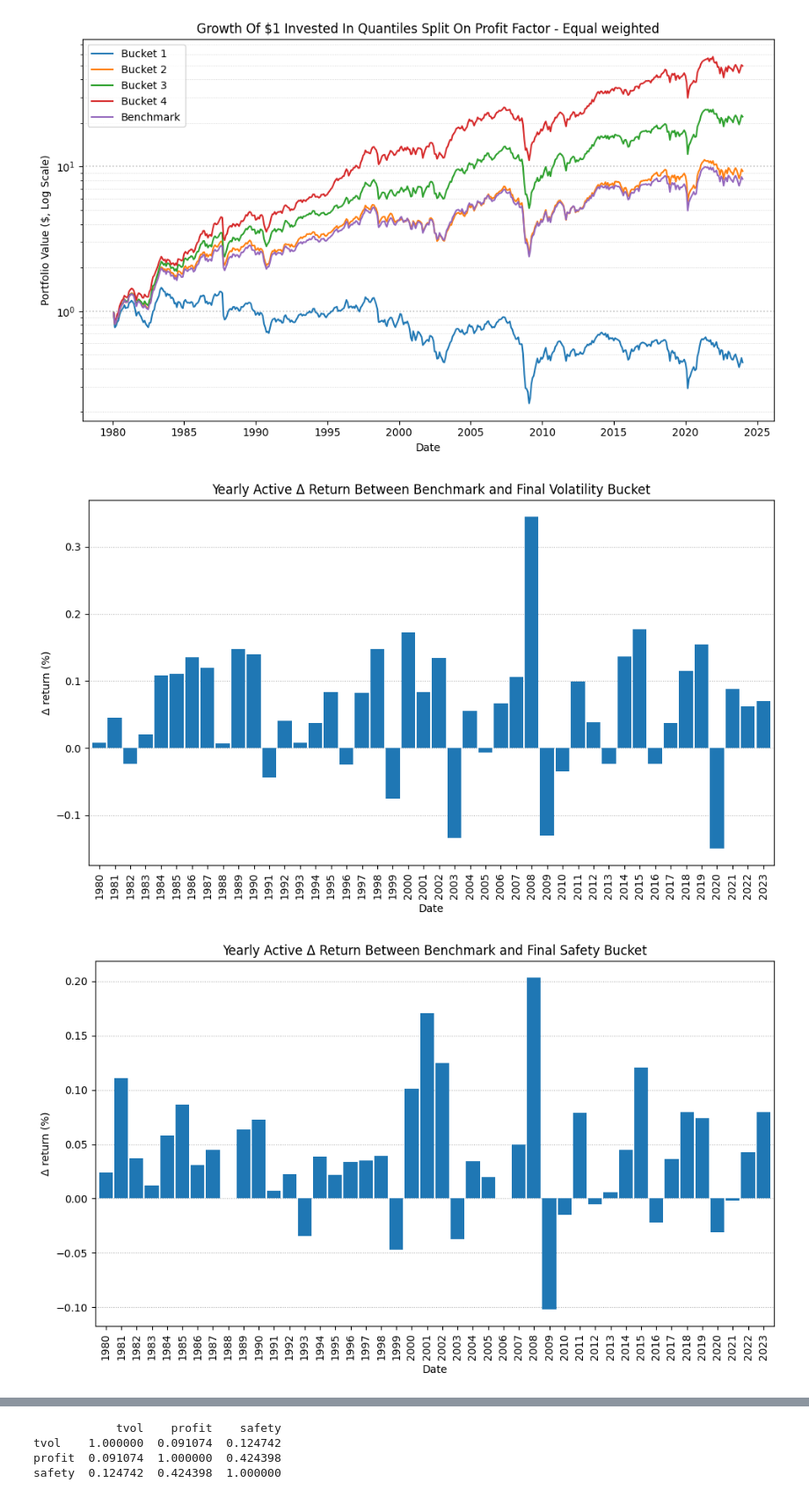
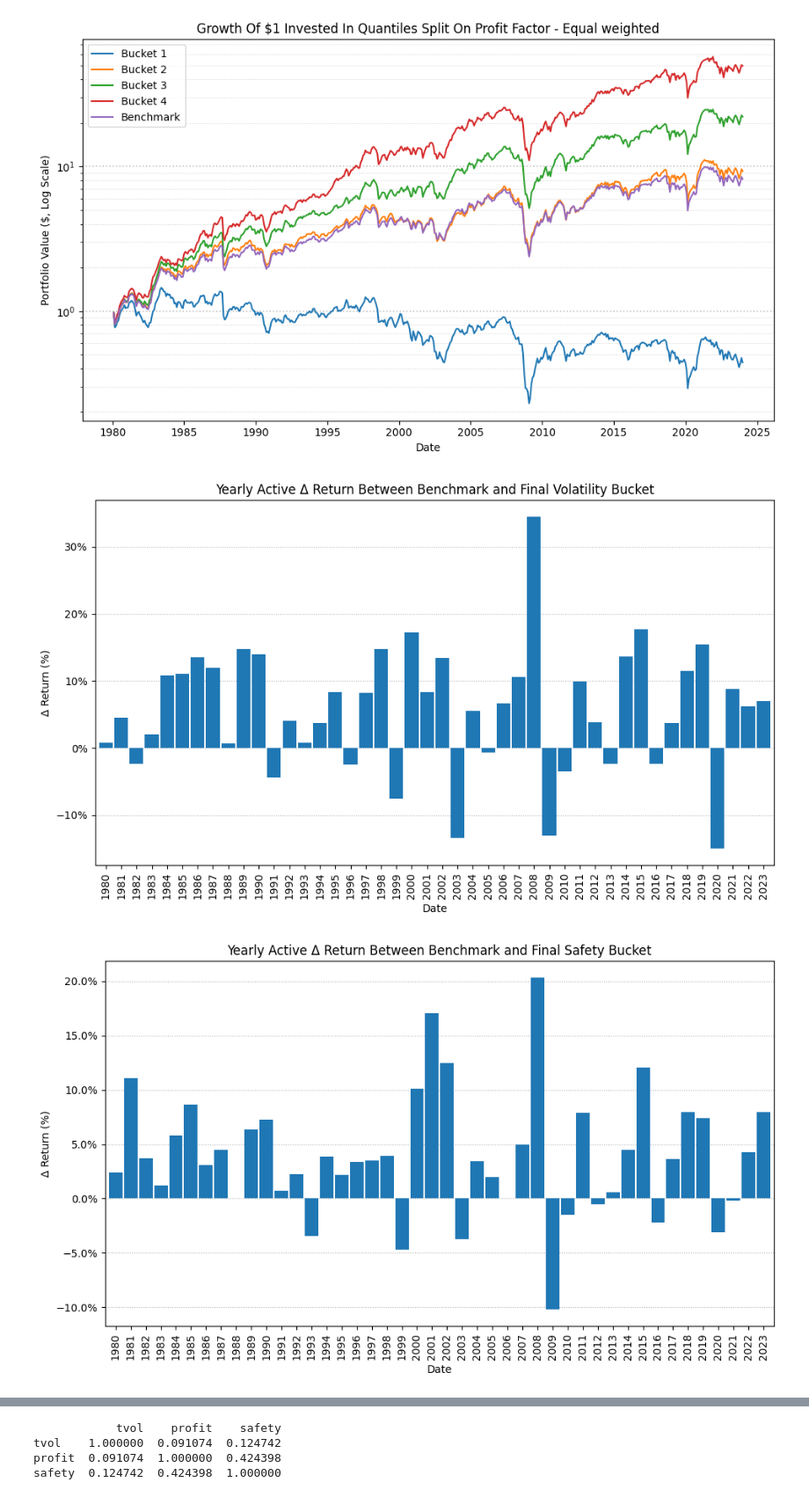
Before and after one commit to Petrichor2390/Portfolio_management, a Jupyter notebook: ass/A_14247617.ipynb, the cells around one changed output, grey strips where cells are left out. Shown at 88% size. Saved outputs shown, nothing was run; the diff lists cells and outputs as text; code cells hidden in the pictures.

```diff
--- a/ass/A_14247617.ipynb
+++ b/ass/A_14247617.ipynb
@@ -236,35 +286,41 @@ profit_yby.index = profit_yby.index.year
 actives = pd.DataFrame()
 actives["tvol"] = tvol_active['active']
 actives["safety"] = safety_active['active']
 actives["profit"] = profit_active['active']
 
 #bar charts
 tvol_yby_bar_return = tvol_yby['active'].plot(figsize=(10,6), kind='bar', width=0.9)
 tvol_yby_bar_return.set_title("Yearly Active Δ Return Between Benchmark and Final Volatility Bucket")
 tvol_yby_bar_return.set_xlabel("Date")
-tvol_yby_bar_return.set_ylabel("Δ return (%)")
+tvol_yby_bar_return.set_ylabel("Δ Return (%)")
 tvol_yby_bar_return.grid(True, axis='y', linestyle=':', linewidth=0.8)
 tvol_yby_bar_return.set_axisbelow(True)
+tvol_yby_bar_return.yaxis.set_major_formatter(PercentFormatter(xmax=1.0))
 plt.tight_layout()
+tvol_yby_bar_return.figure.savefig("tvol_yby_bar_return.png", dpi=150, bbox_inches='tight')
 plt.show()
 
 safety_yby_bar_return = safety_yby['active'].plot(figsize=(10,6), kind='bar', width=0.9)
 safety_yby_bar_return.set_title("Yearly Active Δ Return Between Benchmark and Final Safety Bucket")
 safety_yby_bar_return.set_xlabel("Date")
-safety_yby_bar_return.set_ylabel("Δ return (%)")
+safety_yby_bar_return.set_ylabel("Δ Return (%)")
 safety_yby_bar_return.grid(True, axis='y', linestyle=':', linewidth=0.8)
 safety_yby_bar_return.set_axisbelow(True)
+safety_yby_bar_return.yaxis.set_major_formatter(PercentFormatter(xmax=1.0))
 plt.tight_layout()
+safety_yby_bar_return.figure.savefig("safety_yby_bar_return.png", dpi=150, bbox_inches='tight')
 plt.show()
 
 profit_yby_bar_return = profit_yby['active'].plot(figsize=(10,6), kind='bar', width=0.9)
 profit_yby_bar_return.set_title("Yearly Active Δ Return Between Benchmark and Final Profit Bucket")
 profit_yby_bar_return.set_xlabel("Date")
-profit_yby_bar_return.set_ylabel("Δ return (%)")
+profit_yby_bar_return.set_ylabel("Δ Return (%)")
 profit_yby_bar_return.grid(True, axis='y', linestyle=':', linewidth=0.8)
 profit_yby_bar_return.set_axisbelow(True)
+profit_yby_bar_return.yaxis.set_major_formatter(PercentFormatter(xmax=1.0))
 plt.tight_layout()
+profit_yby_bar_return.figure.savefig("profit_yby_bar_return.png", dpi=150, bbox_inches='tight')
 plt.show()
 # %% [output]
-[figure, old version]
+[figure, new version]
-[figure, old version]
+[figure, new version]
```
Also changed, not shown: parts of 22 cells of this notebook, 1 other file.
